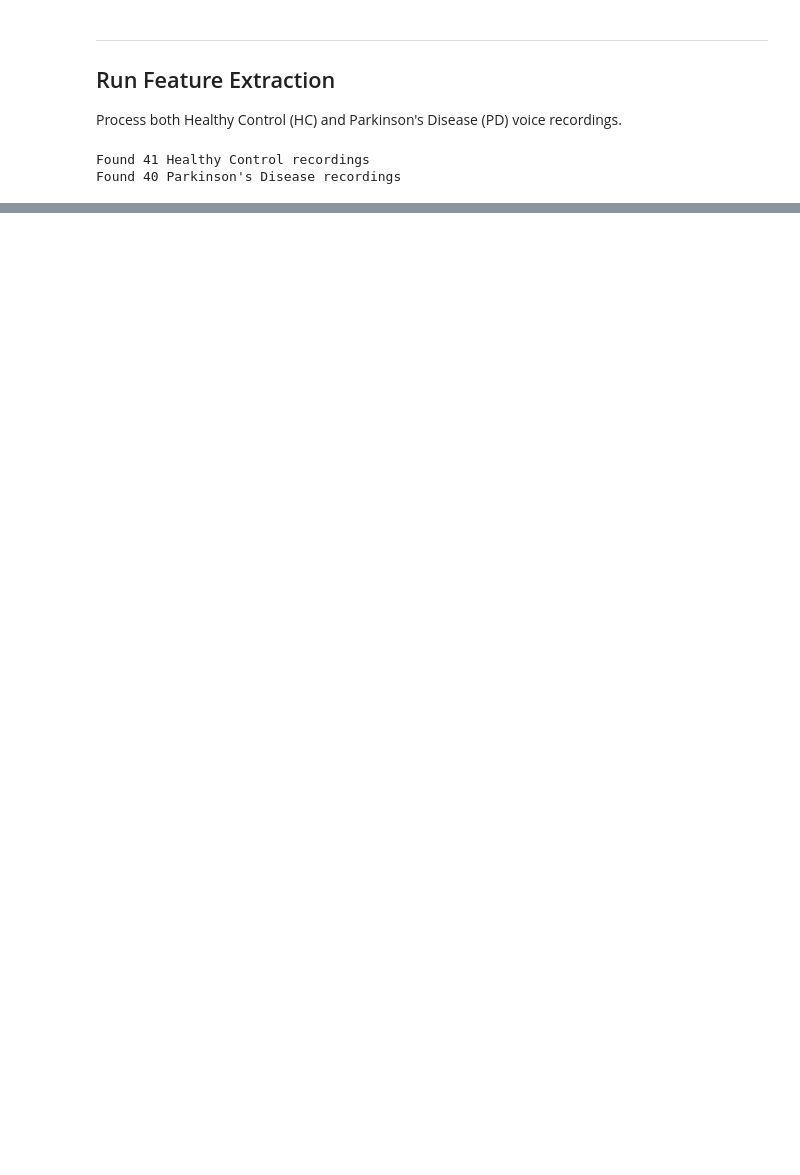
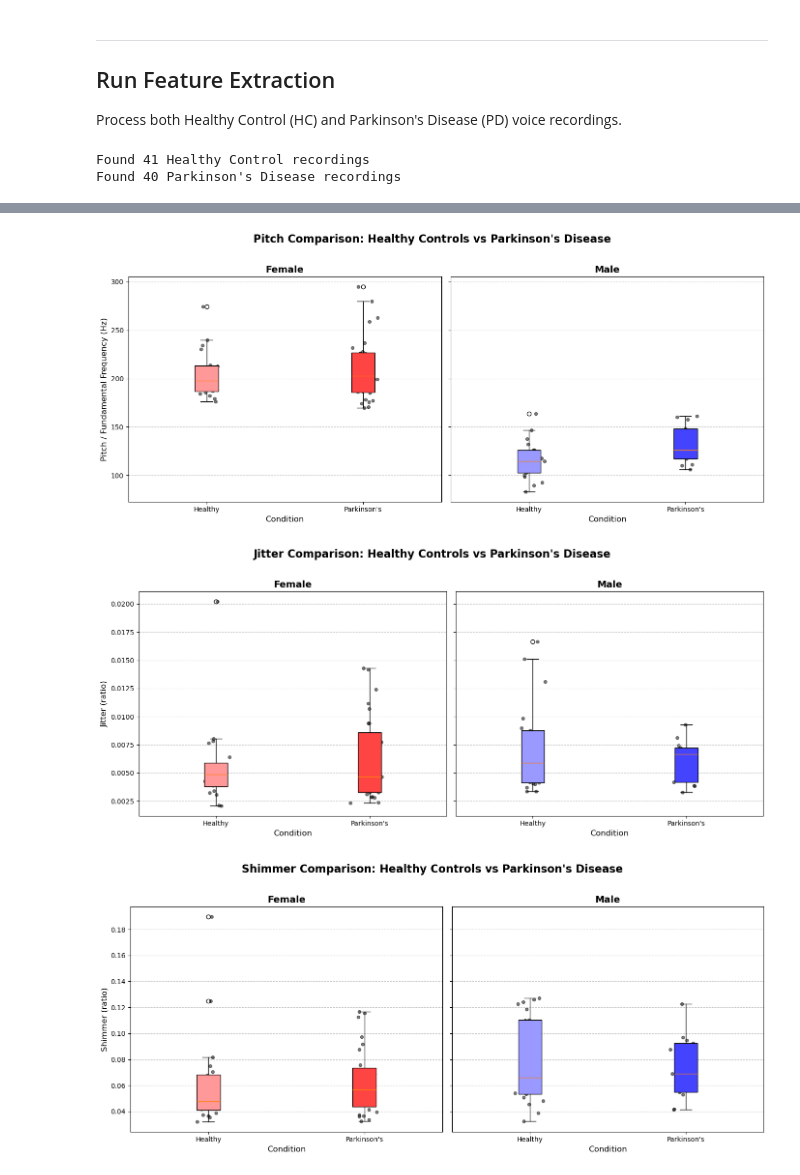
Before and after one commit to hebamuh68/pd-voice-features, a Jupyter notebook: Voice_Feature_Extraction.ipynb, the cells around one changed output, grey strips where cells are left out. Drawn from its saved outputs; the diff is of its cells as text; code cells hidden in the pictures; blank space fills up the shorter version.

```diff
--- a/Voice_Feature_Extraction.ipynb
+++ b/Voice_Feature_Extraction.ipynb
@@ -307,0 +404,15 @@ extract_voice_features(hc_audio_files,"PD","PD_result")
+# %%
+fm_hc= pd.read_csv("results/FM_HC_result.csv")
+fm_pd = pd.read_csv("results/FM_PD_result.csv")
+mm_hc= pd.read_csv("results/MM_HC_result.csv")
+mm_pd = pd.read_csv("results/MM_PD_result.csv")
+# %%
+# Generate boxplots for all features
+gen_boxplot('Pitch', fm_hc, fm_pd, mm_hc, mm_pd)
+gen_boxplot('Jitter', fm_hc, fm_pd, mm_hc, mm_pd)
+gen_boxplot('Shimmer', fm_hc, fm_pd, mm_hc, mm_pd)
+gen_boxplot('HNR', fm_hc, fm_pd, mm_hc, mm_pd)
+# %% [output]
+[figure, added]
+[figure, added]
+[figure, added]
```
Also changed, not shown: parts of 10 cells of this notebook, 11 other files.
